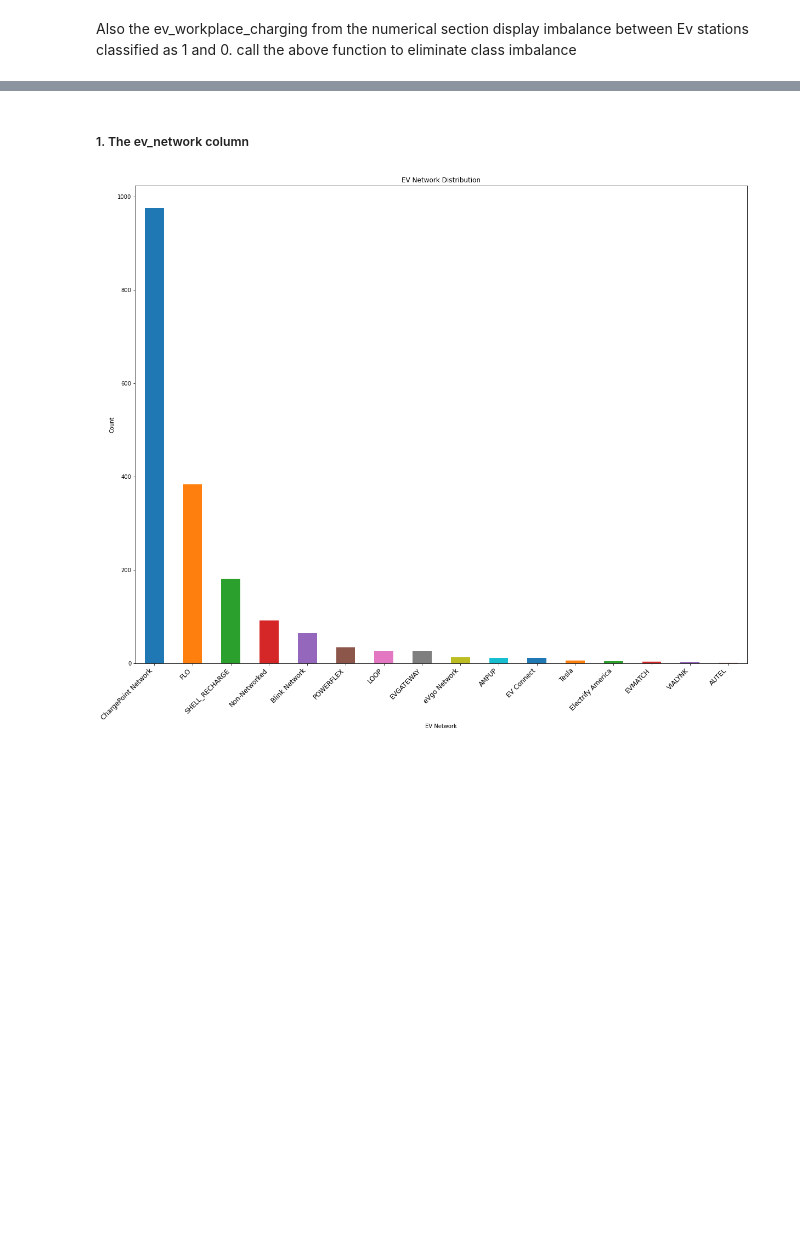
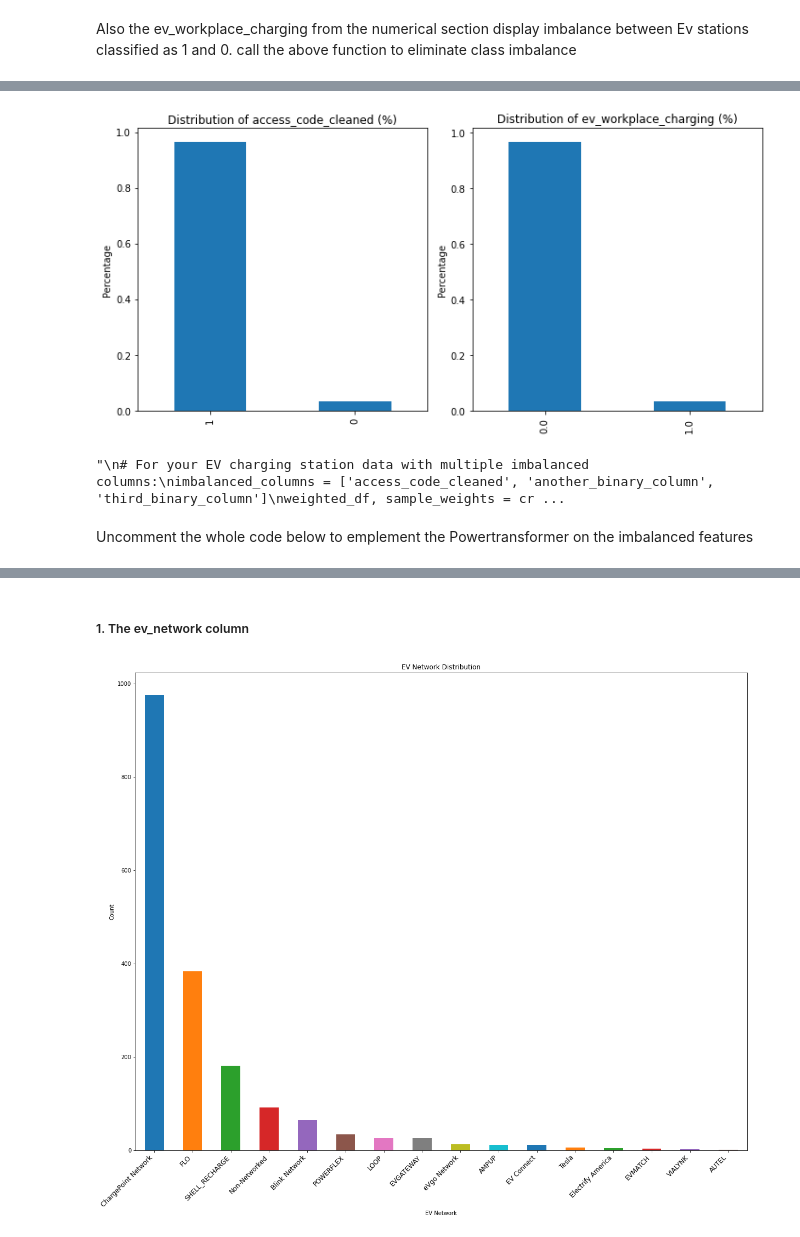
Before and after one commit to Damarispaul/Ev_Stations, a Jupyter notebook: EV Charging (3).ipynb, the cells around one changed output, grey strips where cells are left out. Drawn from its saved outputs; the diff is of its cells as text; code cells hidden in the pictures; blank space fills up the shorter version.

Commit message:
Feature imbalance

```diff
--- a/EV Charging (3).ipynb
+++ b/EV Charging (3).ipynb
@@ -1009,3 +922,79 @@ Ev_df3['access_code_cleaned'].value_counts()
 Name: access_code_cleaned, dtype: int64
 # %% [markdown]
 Also the ev_workplace_charging from the numerical section display imbalance between Ev stations classified as 1 and 0. call the above function to eliminate class imbalance
+# %%
+import pandas as pd
+import numpy as np
+import matplotlib.pyplot as plt
+
+def create_multicolumn_weights(df, columns_to_weight):
+    """
+    Create sample weights for multiple binary columns in a dataframe.
+
+    Parameters:
+    -----------
+    df : pandas.DataFrame
+        Input dataframe
+    columns_to_weight : list
+        List of binary columns to weight
+
+    Returns:
+    --------
+    tuple
+        Original dataframe and corresponding sample weights array
+    """
+    # Initialize weights array
+    weights = np.ones(len(df))
+
+    # Process each column
+    for column in columns_to_weight:
+        value_counts = df[column].value_counts()
+
+        if len(value_counts) != 2:
+            print(f"Warning: Column {column} is not binary. Skipping.")
+            continue
+
+        # Calculate ratio for this column
+        majority_count = value_counts.max()
+        minority_count = value_counts.min()
+        weight_ratio = majority_count / minority_count
+
+        # Update weights for minority class
+        minority_value = value_counts.idxmin()
+        minority_indices = df[column] == minority_value
+        weights[minority_indices] *= weight_ratio
+
+        # Print distribution for this column
+        print(f"\nDistribution for {column}:")
+        print(df[column].value_counts(normalize=True).multiply(100).round(1))
+        print(f"Weight ratio applied: {weight_ratio:.2f}")
+
+    # Plot distributions
+    n_cols = len(columns_to_weight)
+    fig, axes = plt.subplots(1, n_cols, figsize=(5*n_cols, 5))
+
+    for i, column in enumerate(columns_to_weight):
+        df[column].value_counts(normalize=True).plot(kind='bar', ax=axes[i])
+        axes[i].set_title(f'Distribution of {column} (%)')
+        axes[i].set_ylabel('Percentage')
+
+    plt.tight_layout()
+    plt.show()
+
+    return df, weights
+
+imbalanced_columns = ['access_code_cleaned', 'ev_workplace_charging']
+Ev_df3, sample_weights = create_multicolumn_weights(Ev_df3, imbalanced_columns)
+
+
+# Example usage:
+"""
+# For your EV charging station data with multiple imbalanced columns:
+imbalanced_columns = ['access_code_cleaned', 'another_binary_column', 'third_binary_column']
+weighted_df, sample_weights = create_multicolumn_weights(Ev_df3, imbalanced_columns)
+
+# Use in K-means:
+kmeans = KMeans(n_clusters=k)
+clusters = kmeans.fit_predict(weighted_df, sample_weight=sample_weights)
+"""
+# %% [output]
@@ -1011,0 +1012,4 @@ Also the ev_workplace_charging from the numerical section display imbalance betw
+[figure, added]
+"\n# For your EV charging station data with multiple imbalanced columns:\nimbalanced_columns = ['access_code_cleaned', 'another_binary_column', 'third_binary_column']\nweighted_df, sample_weights = cr ...
+# %% [markdown]
+Uncomment the whole code below to emplement the Powertransformer on the imbalanced features
```
Also changed, not shown: parts of 18 cells of this notebook.
